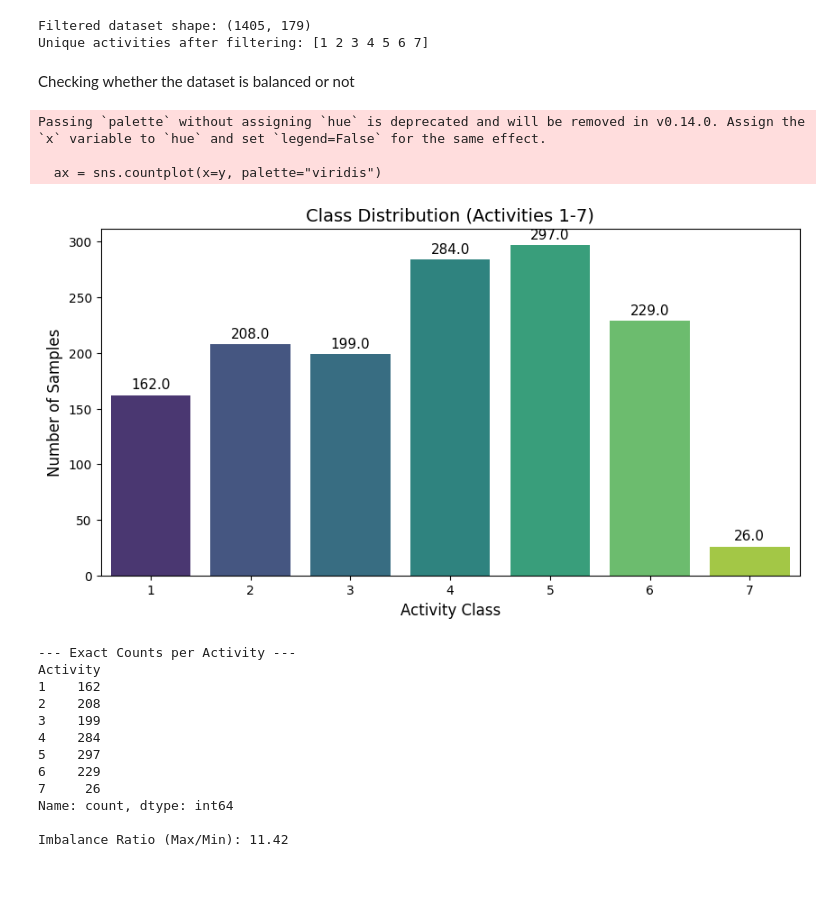
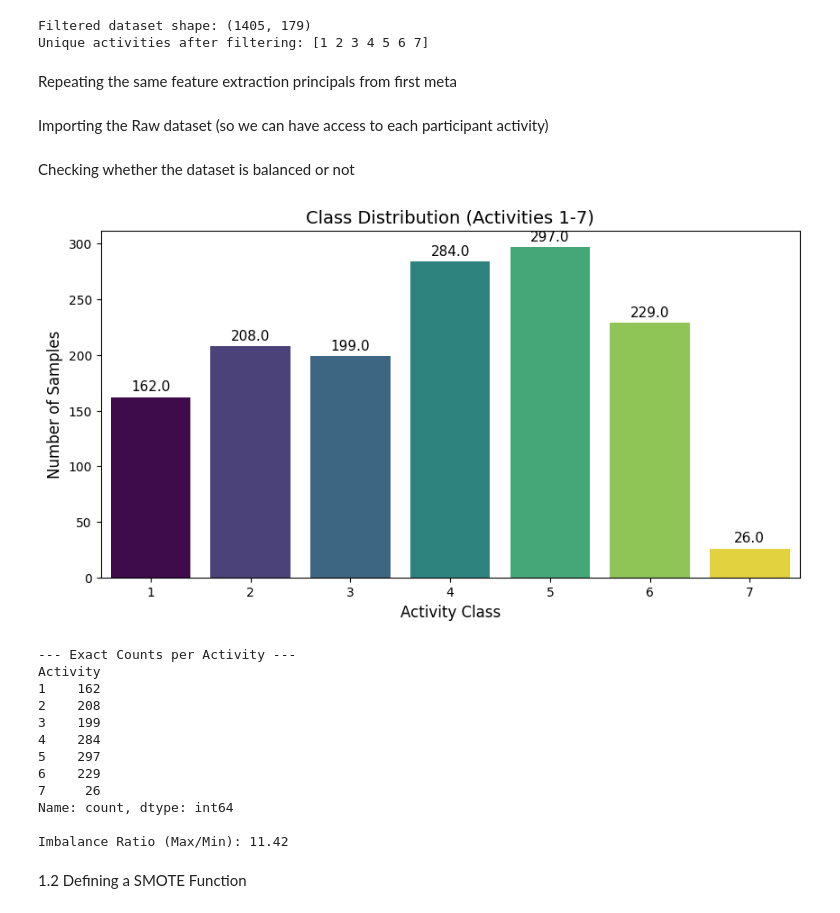
Before and after one commit to Pedr0S22/HAR-classificartion, a Jupyter notebook: meta2_mainActivity_Pedro_Ramyad.ipynb, the cells around one changed output. Cells and saved outputs as stored; diff of their text form; code cells hidden in the pictures; blank space fills up the shorter version.

Commit message:
added raw dataset added feature extraction to it and applied smote till 1.3 done

```diff
--- a/meta2_mainActivity_Pedro_Ramyad.ipynb
+++ b/meta2_mainActivity_Pedro_Ramyad.ipynb
@@ -25,3 +29,5 @@ print(f"Unique activities after filtering: {df_filtered['Activity'].unique()}")
 # %% [output]
 Filtered dataset shape: (1405, 179)
 Unique activities after filtering: [1 2 3 4 5 6 7]
+# %% [markdown]
+Repeating the same feature extraction principals from first meta
@@ -27,0 +164,2 @@ Unique activities after filtering: [1 2 3 4 5 6 7]
+# %% [markdown]
+Importing the Raw dataset (so we can have access to each participant activity)
@@ -30,42 +243,41 @@ Checking whether the dataset is balanced or not
 # %%
 # Extract Labels (y)
 y = df_filtered['Activity'].values
 # Visualize Class Distribution
 plt.figure(figsize=(10, 5))
 # Use seaborn to plot count of each activity
-ax = sns.countplot(x=y, palette="viridis")
+ax = sns.countplot(x=y, hue=y,  palette="viridis" , legend=False)
 plt.title('Class Distribution (Activities 1-7)', fontsize=14)
 plt.xlabel('Activity Class', fontsize=12)
 plt.ylabel('Number of Samples', fontsize=12)
 for p in ax.patches:
     ax.annotate(f'{p.get_height()}', (p.get_x() + p.get_width() / 2., p.get_height()), ha='center', va='baseline', fontsize=11, color='black', xytext=(0, 5),
                 textcoords='offset points')
 plt.show()
 # Numerical Summary
 print("\n--- Exact Counts per Activity ---")
 print(df_filtered['Activity'].value_counts().sort_index())
 
 # Check for Imbalance
 counts = df_filtered['Activity'].value_counts()
 min_count = counts.min()
 max_count = counts.max()
 imbalance_ratio = max_count / min_count
 
 print(f"\nImbalance Ratio (Max/Min): {imbalance_ratio:.2f}")
 # %% [output]
+[figure, new version]
-Passing `palette` without assigning `hue` is deprecated and will be removed in v0.14.0. Assign the `x` variable to `hue` and set `legend=False` for the same effect.
+--- Exact Counts per Activity ---
+Activity
+1    162
+2    208
+3    199
+4    284
+5    297
+6    229
+7     26
+Name: count, dtype: int64
 
-  ax = sns.countplot(x=y, palette="viridis")
+Imbalance Ratio (Max/Min): 11.42
-[figure, old version]
---- Exact Counts per Activity ---
-Activity
-1    162
-2    208
-3    199
-4    284
-5    297
-6    229
-7     26
-Name: count, dtype: int64
-
-Imbalance Ratio (Max/Min): 11.42
+# %% [markdown]
+1.2 Defining a SMOTE Function
```
Also changed, not shown: parts of 7 cells of this notebook, 1 other file.
